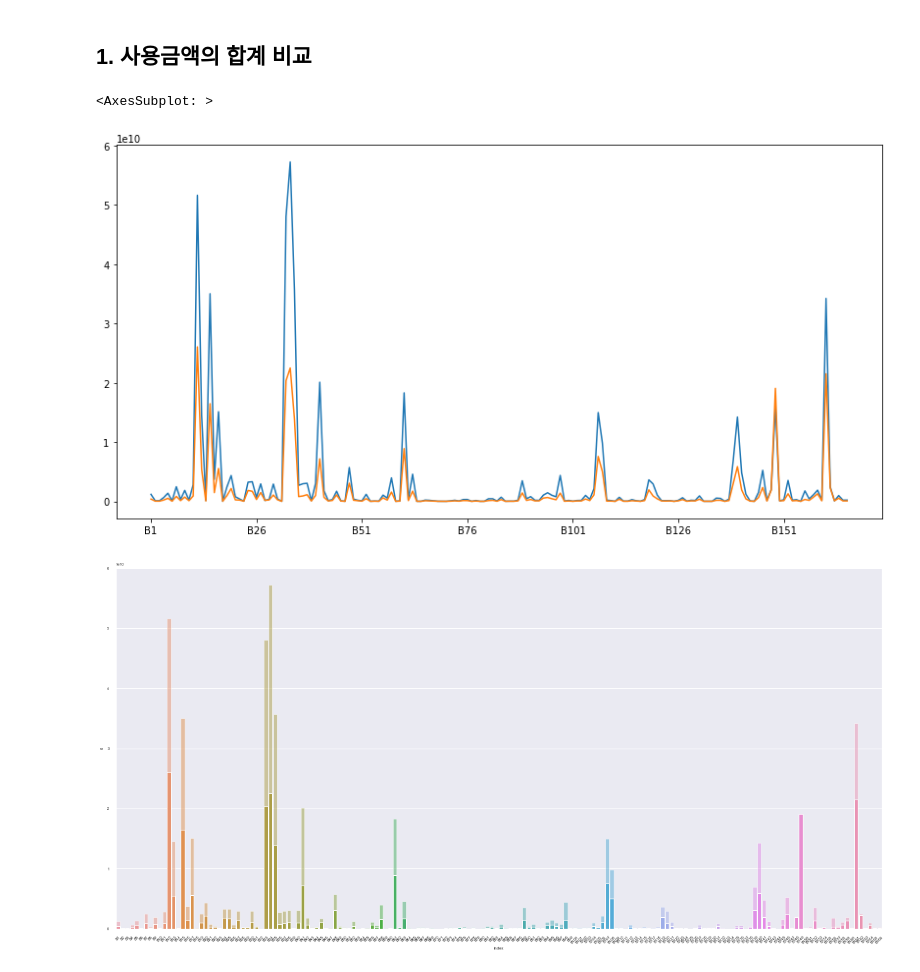
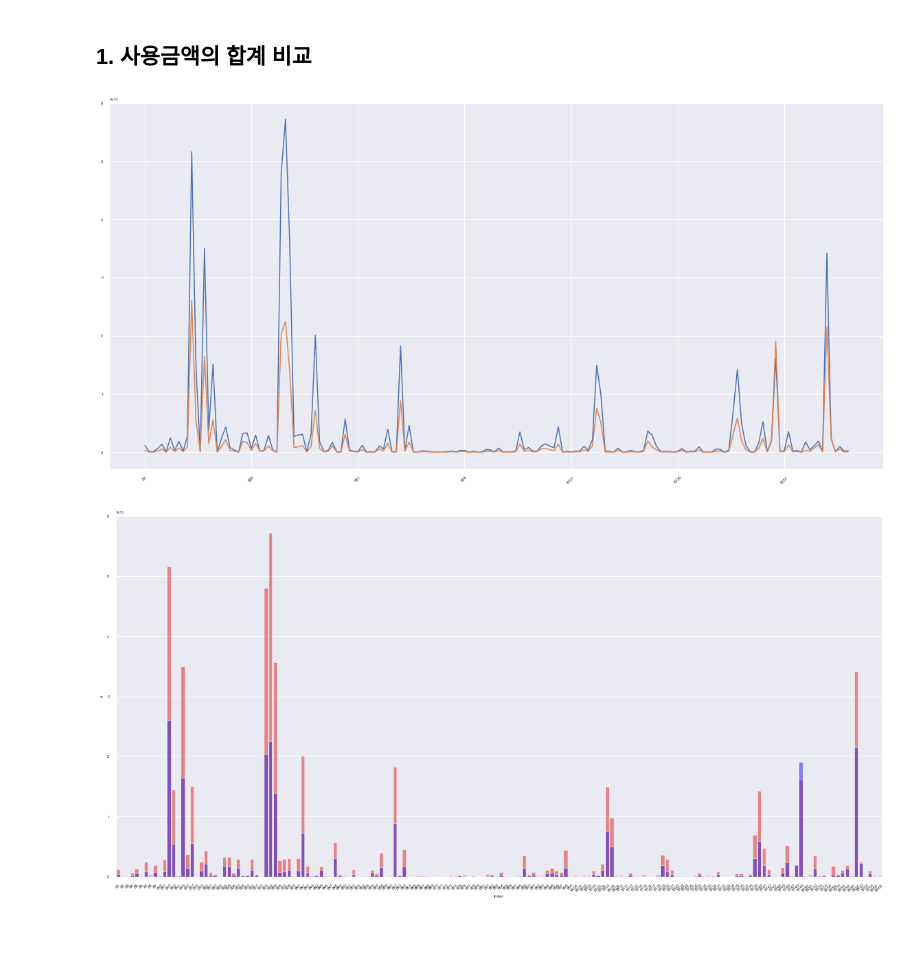
Before and after one commit to Sin-bik-hae/data-analysis, a Jupyter notebook: 찬/220919.ipynb, the cells around one changed output. Saved outputs shown, nothing was run; the diff lists cells and outputs as text; code cells hidden in the pictures; blank space fills up the shorter version.

```diff
--- a/찬/220919.ipynb
+++ b/찬/220919.ipynb
@@ -83,18 +83,19 @@ import matplotlib.pyplot as plt
 # %% [markdown]
 ## 1. 사용금액의 합계 비교
 # %%
-plt.figure(figsize=(14,7))
+plt.figure(figsize=(16,8))
 df_b.iloc[idx_1,:-1].sum().plot()
 df_b.iloc[idx_0,:-1].sum().plot()
+plt.xticks(rotation=45)
+plt.tight_layout()      # 그래프가 꽉 차게
 # %% [output]
-<AxesSubplot: >
-[figure, old version]
+[figure, new version]
 # %%
 plt.figure(figsize=(16,8))
 sns.set(font_scale=.5)  # 글자 크기 설정
-sns.barplot(data=df_b.iloc[idx_1,:-1].sum().reset_index(drop=False), x='index', y=0, alpha=0.5)
-sns.barplot(data=df_b.iloc[idx_0,:-1].sum().reset_index(drop=False), x='index', y=0, alpha=1)
+sns.barplot(data=df_b.iloc[idx_1,:-1].sum().reset_index(drop=False), x='index', y=0, alpha=.5, color='red')
+sns.barplot(data=df_b.iloc[idx_0,:-1].sum().reset_index(drop=False), x='index', y=0, alpha=.5, color='blue')
 plt.xticks(rotation=45)
-plt.tight_layout()
+plt.tight_layout()      # 그래프가 꽉 차게
 # %% [output]
-[figure, old version]
+[figure, new version]
```
Also changed, not shown: parts of 2 cells of this notebook.
